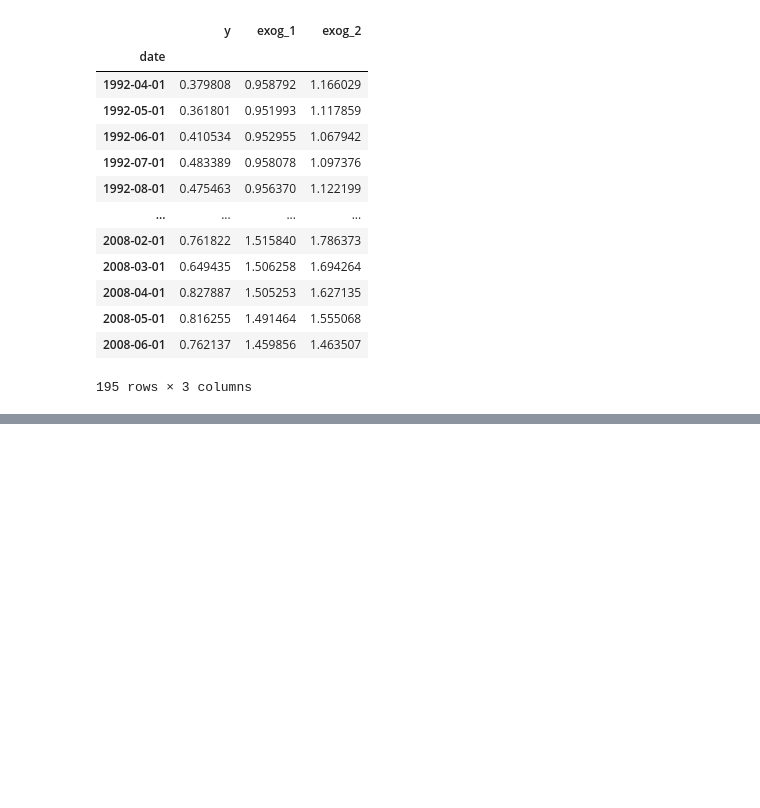
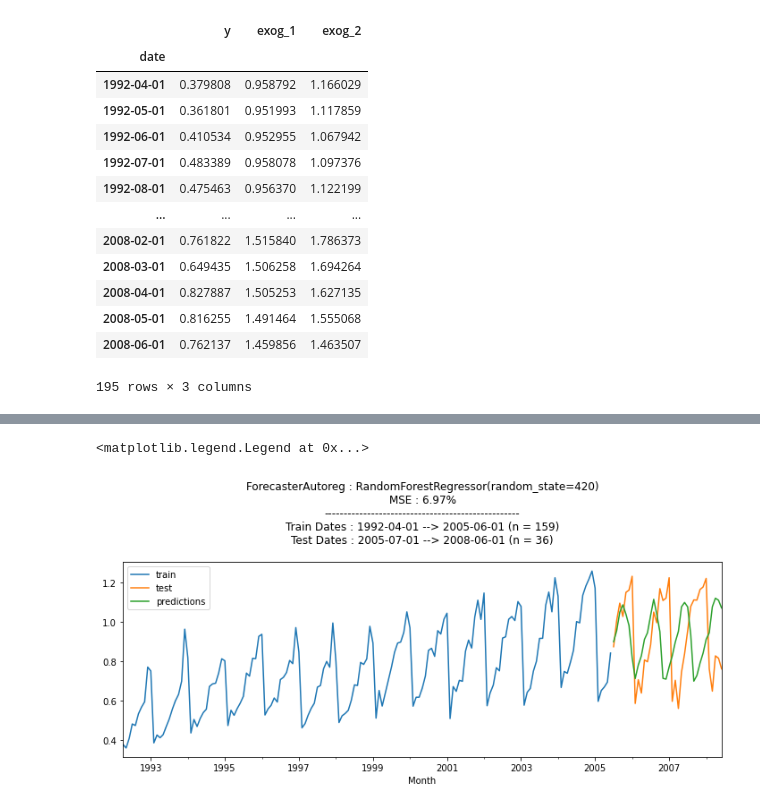
Before and after one commit to uno-sebastian/forecasting-practice, a Jupyter notebook: Forecasting_More_Data.ipynb, the cells around one changed output, grey strips where cells are left out. Drawn from its saved outputs; the diff is of its cells as text; code cells hidden in the pictures; blank space fills up the shorter version.

Commit message:
add one more predictor

```diff
--- a/Forecasting_More_Data.ipynb
+++ b/Forecasting_More_Data.ipynb
@@ -52,0 +71,10 @@ df
+# %%
+# create the forecasting model
+forecaster = ForecasterAutoreg(
+    regressor = RandomForestRegressor(random_state = 420),
+    lags = 6
+)
+# fit to the data
+forecaster.fit(y = df_train['y'], exog = df_train['exog_1'])
+#
+forecaster
@@ -52,0 +98,25 @@ df
+# %%
+predictions = forecaster.predict(
+    steps = months_for_training,
+    exog = df_test['exog_1']
+)
+error_mse = mean_squared_error(
+    y_true = df_test['y'],
+    y_pred = predictions
+)
+#
+fig, ax = plt.subplots(figsize = (12, 4))
+df_train['y'].plot(ax = ax, label = 'train')
+df_test['y'].plot(ax = ax, label = 'test')
+predictions.plot(ax = ax, label = 'predictions')
+ax.set_title(f'''ForecasterAutoreg : {forecaster.regressor}
+MSE : {error_mse:.2%}
+{'-'*50}
+Train Dates : {df_train.index.min().date()} --> {df_train.index.max().date()} (n = {len(df_train)})
+Test Dates : {df_test.index.min().date()} --> {df_test.index.max().date()} (n = {len(df_test)})
+''')
+ax.set_xlabel('Month')
+ax.legend()
+# %% [output]
+<matplotlib.legend.Legend at 0x...>
+[figure, added]
```
Also changed, not shown: parts of 8 cells of this notebook, 2 other files.
